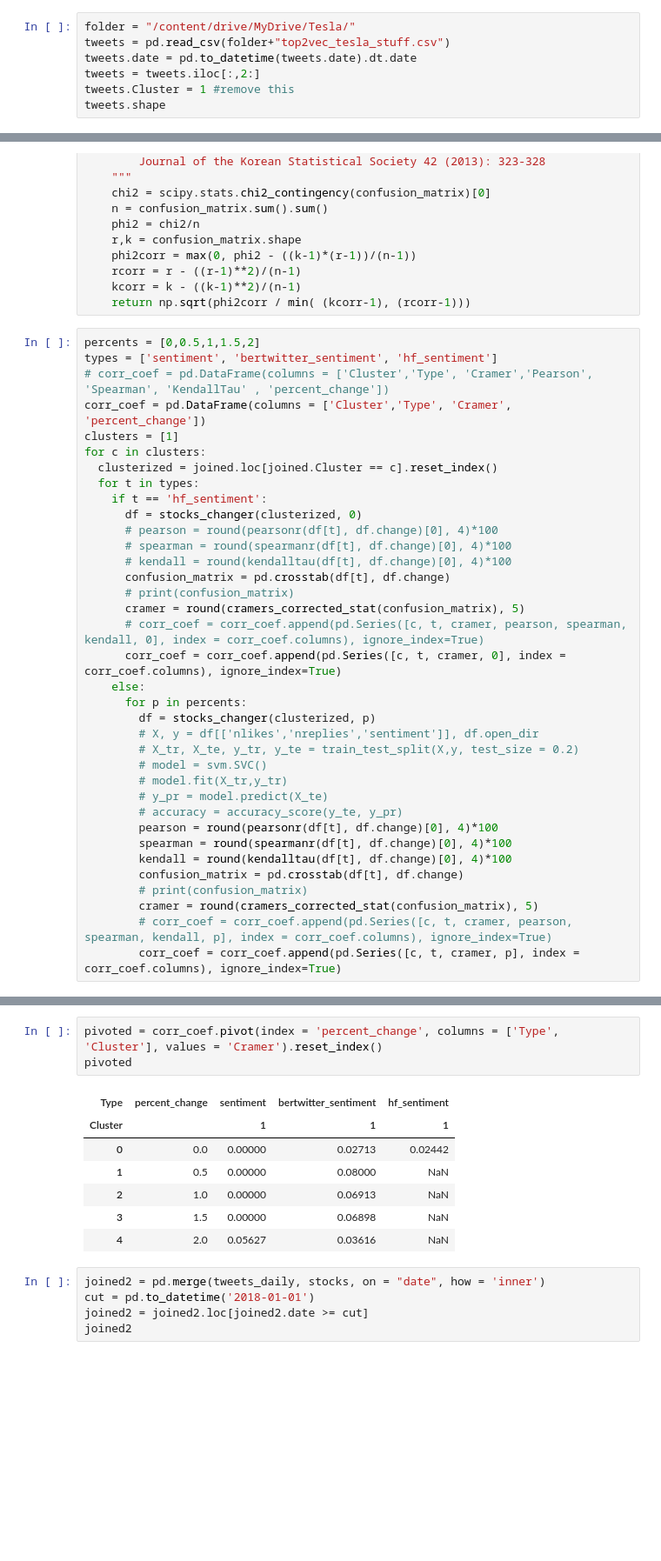
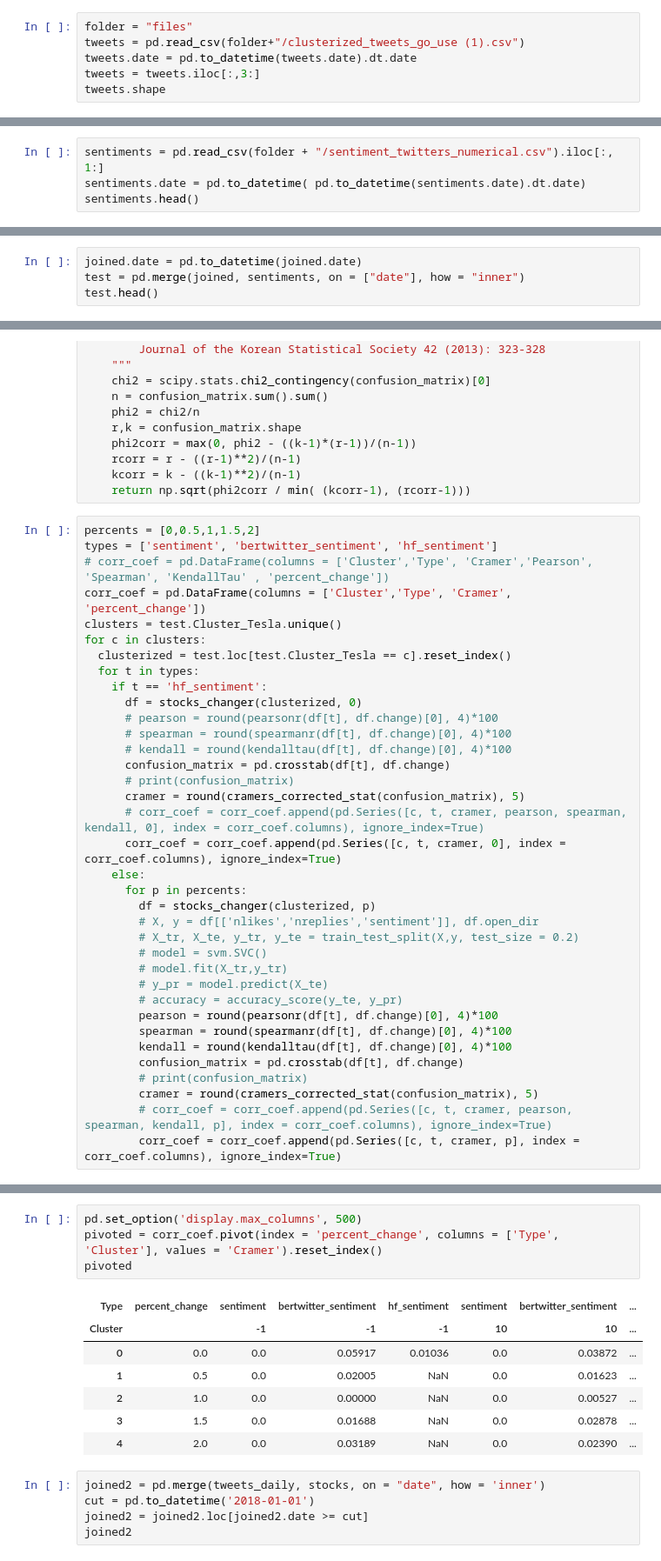
Before and after one commit to kmaksatk/Twitter_Stocks_Correlation, a Jupyter notebook: Stocks_Preprocessing_and_Correlation.ipynb, the cells around one changed output, grey strips where cells are left out. Shown: that part at 87% size. Drawn from its saved outputs; the diff is of its cells as text; blank space fills up the shorter version.

```diff
--- a/Stocks_Preprocessing_and_Correlation.ipynb
+++ b/Stocks_Preprocessing_and_Correlation.ipynb
@@ -54,10 +51,9 @@ stocks.shape
 # %% [output]
 (4092, 6)
 # %%
-folder = "/content/drive/MyDrive/Tesla/"
-tweets = pd.read_csv(folder+"top2vec_tesla_stuff.csv")
+folder = "files"
+tweets = pd.read_csv(folder+"/clusterized_tweets_go_use (1).csv")
 tweets.date = pd.to_datetime(tweets.date).dt.date
-tweets = tweets.iloc[:,2:]
-tweets.Cluster = 1 #remove this
+tweets = tweets.iloc[:,3:]
 tweets.shape
 # %% [output]
@@ -135,0 +110,4 @@ joined
+# %%
+sentiments = pd.read_csv(folder + "/sentiment_twitters_numerical.csv").iloc[:, 1:]
+sentiments.date = pd.to_datetime( pd.to_datetime(sentiments.date).dt.date)
+sentiments.head()
@@ -135,0 +121,4 @@ joined
+# %%
+joined.date = pd.to_datetime(joined.date)
+test = pd.merge(joined, sentiments, on = ["date"], how = "inner")
+test.head()
@@ -159,9 +178,9 @@ percents = [0,0.5,1,1.5,2]
 types = ['sentiment', 'bertwitter_sentiment', 'hf_sentiment']
 # corr_coef = pd.DataFrame(columns = ['Cluster','Type', 'Cramer','Pearson', 'Spearman', 'KendallTau' , 'percent_change'])
 corr_coef = pd.DataFrame(columns = ['Cluster','Type', 'Cramer', 'percent_change'])
-clusters = [1]
+clusters = test.Cluster_Tesla.unique()
 for c in clusters:
-  clusterized = joined.loc[joined.Cluster == c].reset_index()
+  clusterized = test.loc[test.Cluster_Tesla == c].reset_index()
   for t in types:
     if t == 'hf_sentiment':
       df = stocks_changer(clusterized, 0)
@@ -209,14 +229,15 @@ corr_coef
 # %%
+pd.set_option('display.max_columns', 500)
 pivoted = corr_coef.pivot(index = 'percent_change', columns = ['Type', 'Cluster'], values = 'Cramer').reset_index()
 pivoted
 # %% [output]
-| Type | percent_change | sentiment | bertwitter_sentiment | hf_sentiment |
-| Cluster |  | 1 | 1 | 1 |
-| 0 | 0.0 | 0.00000 | 0.02713 | 0.02442 |
-| 1 | 0.5 | 0.00000 | 0.08000 | NaN |
-| 2 | 1.0 | 0.00000 | 0.06913 | NaN |
-| 3 | 1.5 | 0.00000 | 0.06898 | NaN |
-| 4 | 2.0 | 0.05627 | 0.03616 | NaN |
+| Type | percent_change | sentiment | bertwitter_sentiment | hf_sentiment | sentiment | bertwitter_sentiment | ... |
+| Cluster |  | -1 | -1 | -1 | 10 | 10 | ... |
+| 0 | 0.0 | 0.0 | 0.05917 | 0.01036 | 0.0 | 0.03872 | ... |
+| 1 | 0.5 | 0.0 | 0.02005 | NaN | 0.0 | 0.01623 | ... |
+| 2 | 1.0 | 0.0 | 0.00000 | NaN | 0.0 | 0.00527 | ... |
+| 3 | 1.5 | 0.0 | 0.01688 | NaN | 0.0 | 0.02878 | ... |
+| 4 | 2.0 | 0.0 | 0.03189 | NaN | 0.0 | 0.02390 | ... |
 # %%
 joined2 = pd.merge(tweets_daily, stocks, on = "date", how = 'inner')
 cut = pd.to_datetime('2018-01-01')
```
Also changed, not shown: parts of 12 cells of this notebook, 2 other files.
